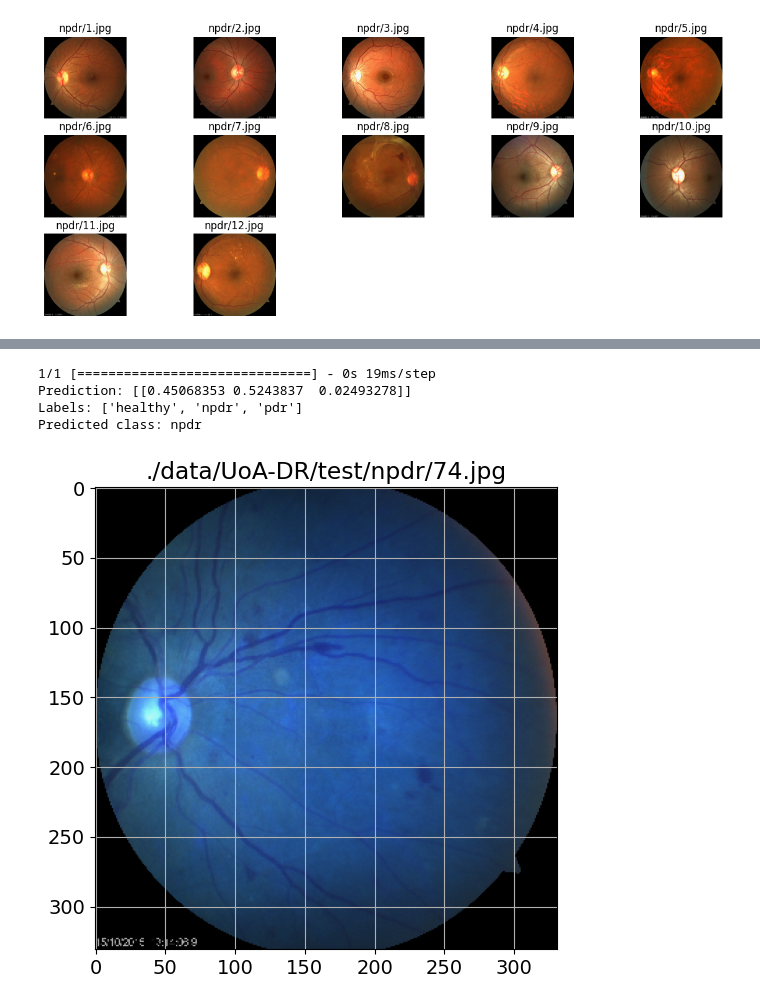
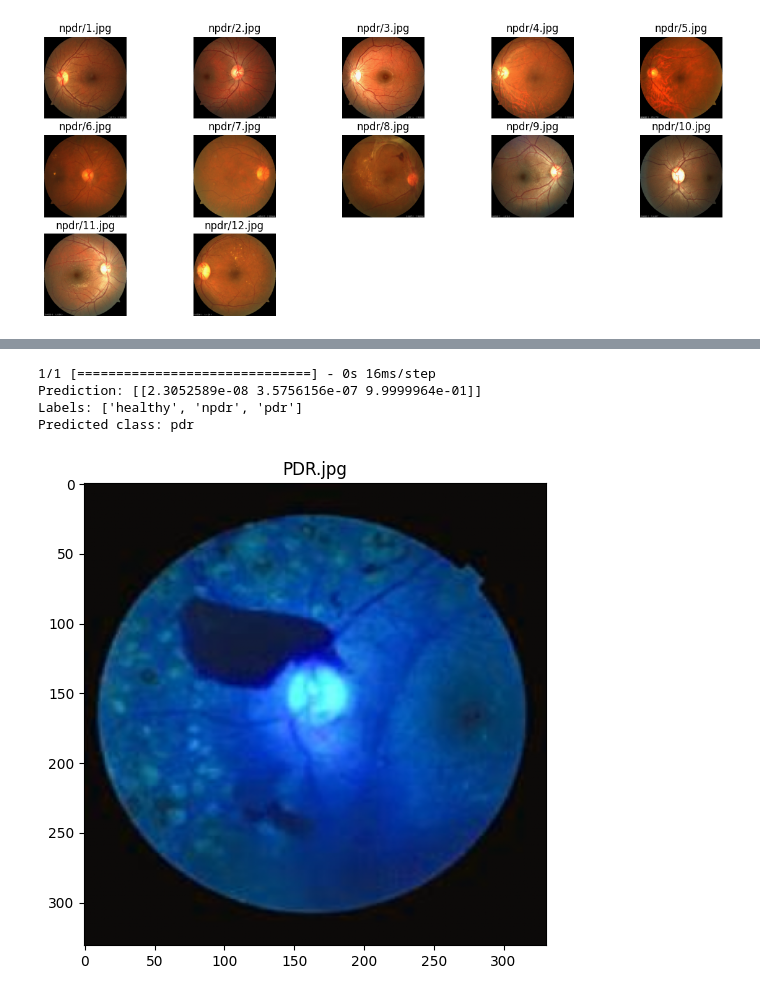
Before and after one commit to yiyangjessieyu/Deep-Learning-Image-Classifier, a Jupyter notebook: predict_retinal_grade.ipynb, the cells around one changed output, grey strips where cells are left out. Drawn from its saved outputs; the diff is of its cells as text; code cells hidden in the pictures.

```diff
--- a/predict_retinal_grade.ipynb
+++ b/predict_retinal_grade.ipynb
@@ -444,35 +479,36 @@ AttributeError: 'str' object has no attribute 'evaluate'
 # %%
 # Testing
 
-test_img_path = os.path.join(test_path, "npdr/74.jpg")
+test_img_path = os.path.join(test_path, "healthy/105.jpg")
+test_img_path = os.path.join("PDR.jpg")
 # test_img_path="PDR.jpg"
 img = cv2.imread(test_img_path)
 resized_img = cv2.resize(img, (331, 331)).reshape(-1, 331, 331, 3)/255
 
 plt.figure(figsize=(6,6))
 plt.title(test_img_path)
 plt.imshow(resized_img[0])
 
 
 img = tf.keras.preprocessing.image.load_img(test_img_path)
 img = tf.keras.preprocessing.image.img_to_array(img)
 img = tf.keras.preprocessing.image.smart_resize(img, (331, 331))
 img = tf.reshape(img, (-1, 331, 331, 3))
 prediction = model.predict(img/255)
 
 print("Prediction:", prediction)
 
 # Get the index of the class with the highest probability
 predicted_class_index = np.argmax(prediction)
 
 print("Labels:", possible_labels) # TODO check if this is matched properly
 print("Predicted class:", possible_labels[predicted_class_index])
 # %% [output]
-1/1 [==============================] - 0s 19ms/step
-Prediction: [[0.45068353 0.5243837  0.02493278]]
+1/1 [==============================] - 0s 16ms/step
+Prediction: [[2.3052589e-08 3.5756156e-07 9.9999964e-01]]
 Labels: ['healthy', 'npdr', 'pdr']
-Predicted class: npdr
+Predicted class: pdr
-[figure, old version]
+[figure, new version]
 # %%
 # Save model
 
```
Also changed, not shown: parts of 8 cells of this notebook, 3 other files.
